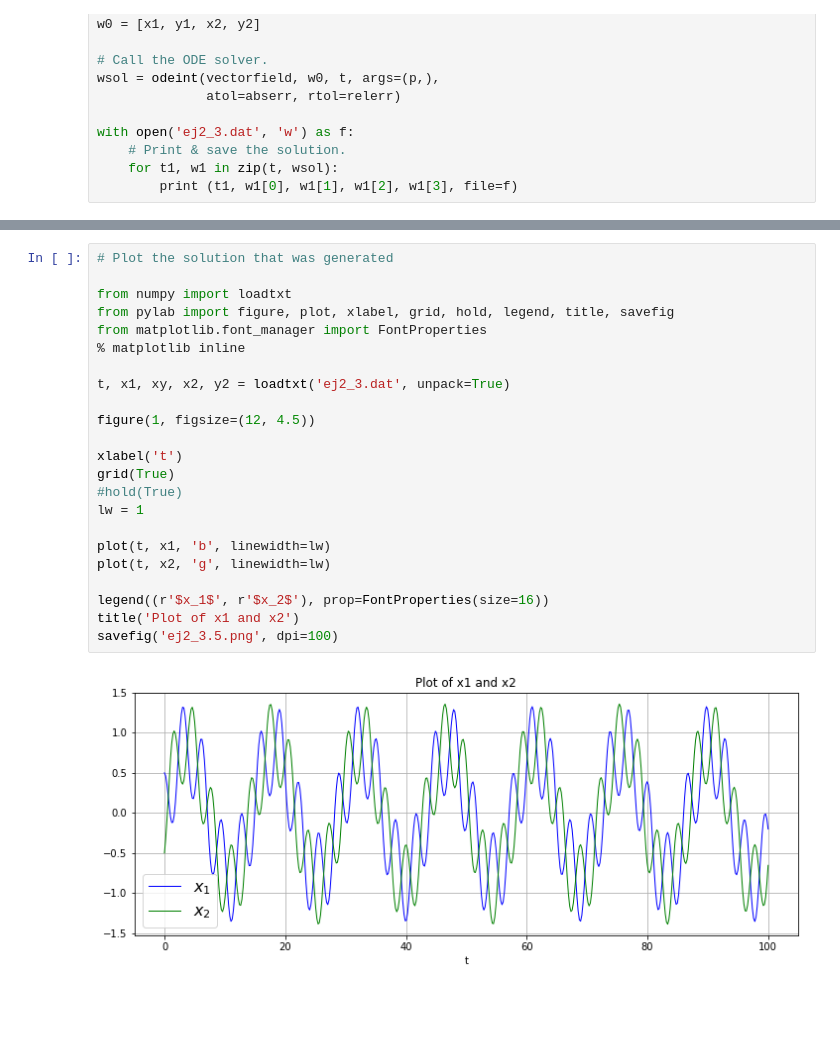
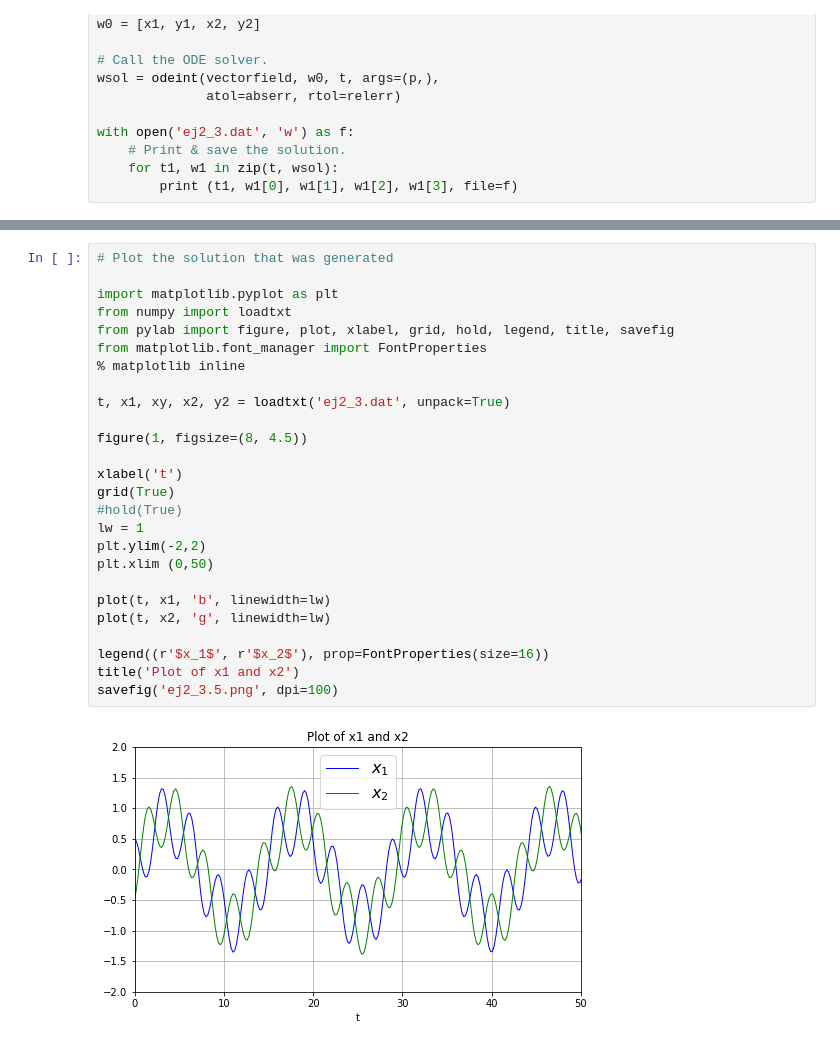
Before and after one commit to michellecontreras24/computacional1, a Jupyter notebook: Actividad6/2.3/Actividad6_2.3.ipynb, the cells around one changed output, grey strips where cells are left out. Drawn from its saved outputs; the diff is of its cells as text; blank space fills up the shorter version.

```diff
--- a/Actividad6/2.3/Actividad6_2.3.ipynb
+++ b/Actividad6/2.3/Actividad6_2.3.ipynb
@@ -170,28 +183,31 @@ savefig('ej2_3.4.png', dpi=100)
 # %%
 # Plot the solution that was generated
 
+import matplotlib.pyplot as plt
 from numpy import loadtxt
 from pylab import figure, plot, xlabel, grid, hold, legend, title, savefig
 from matplotlib.font_manager import FontProperties
 % matplotlib inline
 
 t, x1, xy, x2, y2 = loadtxt('ej2_3.dat', unpack=True)
 
-figure(1, figsize=(12, 4.5))
+figure(1, figsize=(8, 4.5))
 
 xlabel('t')
 grid(True)
 #hold(True)
 lw = 1
+plt.ylim(-2,2)
+plt.xlim (0,50)
 
 plot(t, x1, 'b', linewidth=lw)
 plot(t, x2, 'g', linewidth=lw)
 
 legend((r'$x_1$', r'$x_2$'), prop=FontProperties(size=16))
 title('Plot of x1 and x2')
 savefig('ej2_3.5.png', dpi=100)
 # %% [output]
-[figure, old version]
+[figure, new version]
 # %%
 # Plot the solution that was generated
 
```
Also changed, not shown: parts of 6 cells of this notebook, 47 other files.
